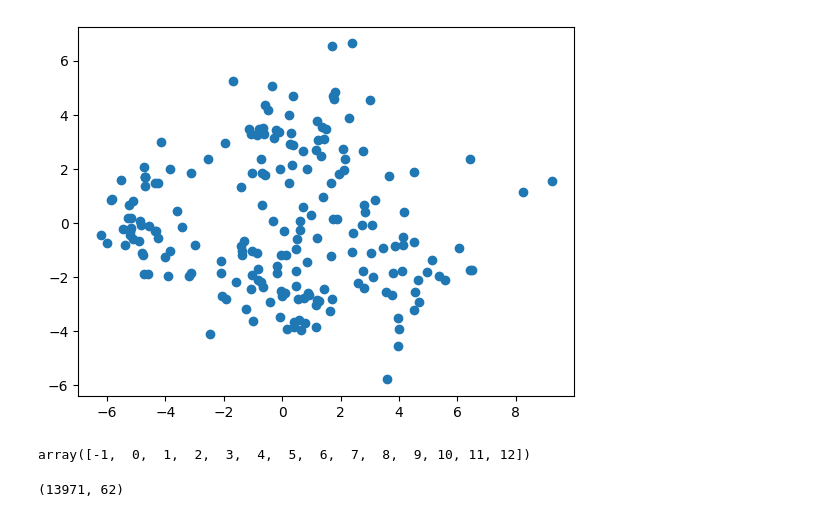
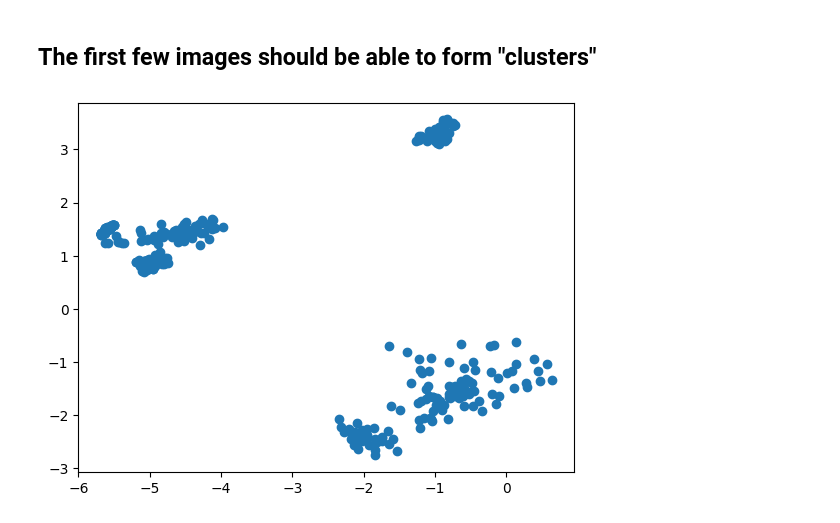
Before and after one commit to Duarte-leao/Processing_Big_Data, a Jupyter notebook: eda.ipynb, the cells around one changed output. Saved outputs shown, nothing was run; the diff lists cells and outputs as text; code cells hidden in the pictures.

```diff
--- a/eda.ipynb
+++ b/eda.ipynb
@@ -19,9 +47,9 @@ plt.show()
+# %% [markdown]
+## The first few images should be able to form "clusters"
 # %%
 pca = PCA(n_components=2, svd_solver='full')
 vgg_2comp = pca.fit_transform(vgg.T)
+plt.scatter(x=vgg_2comp[:400,0], y=vgg_2comp[:400,1])
+plt.show()
+# %% [output]
+[figure, added]
-# %%
-index = np.random.choice(vgg_2comp.shape[0], 200, replace=False)
-plt.scatter(x=vgg_2comp[index,0], y=vgg_2comp[index,1])
-plt.show()
-# %% [output]
-[figure, removed]
@@ -34,8 +55,0 @@ clustering = dbscan.fit_predict(vgg_80)
-# %%
-np.unique(clustering)
-# %% [output]
-array([-1,  0,  1,  2,  3,  4,  5,  6,  7,  8,  9, 10, 11, 12])
-# %%
-vgg_80.shape
-# %% [output]
-(13971, 62)
```
Also changed, not shown: parts of 13 cells of this notebook, 1 other file.
